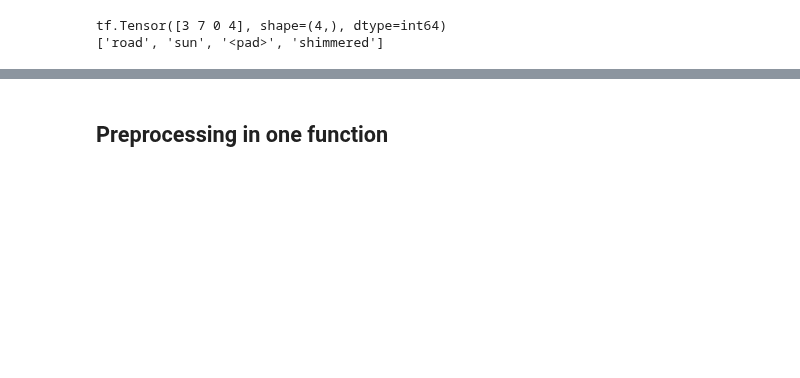
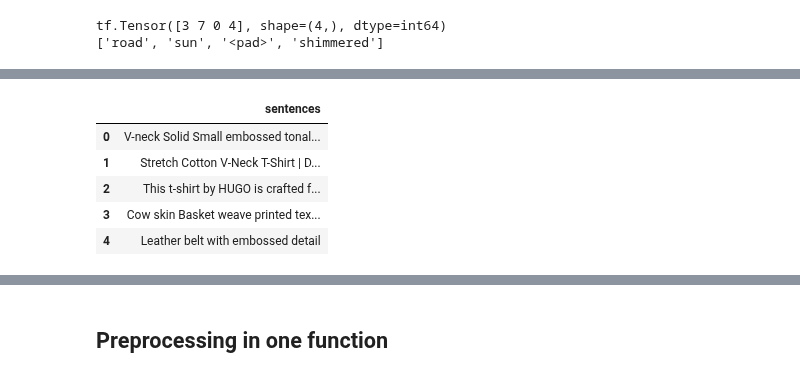
Before and after one commit to xD33m/BA_Jupyter_Notebook, a Jupyter notebook: index_synonyms/whoosh_word2vev_prods.ipynb, the cells around one changed output, grey strips where cells are left out. Cells and saved outputs as stored; diff of their text form; code cells hidden in the pictures; blank space fills up the shorter version.

```diff
--- a/index_synonyms/whoosh_word2vev_prods.ipynb
+++ b/index_synonyms/whoosh_word2vev_prods.ipynb
@@ -203,0 +350,11 @@ label   : tf.Tensor([1 0 0 0 0], shape=(5,), dtype=int64)
+# %%
+df = df.drop(columns=['level_0', 'level_1'])
+df.columns = ['sentences']
+df.head()
+# %% [output]
+|  | sentences |
+| 0 | V-neck Solid Small embossed tonal... |
+| 1 | Stretch Cotton V-Neck T-Shirt | D... |
+| 2 | This t-shirt by HUGO is crafted f... |
+| 3 | Cow skin Basket weave printed tex... |
+| 4 | Leather belt with embossed detail |
```
Also changed, not shown: parts of 53 cells of this notebook, 19 other files.
